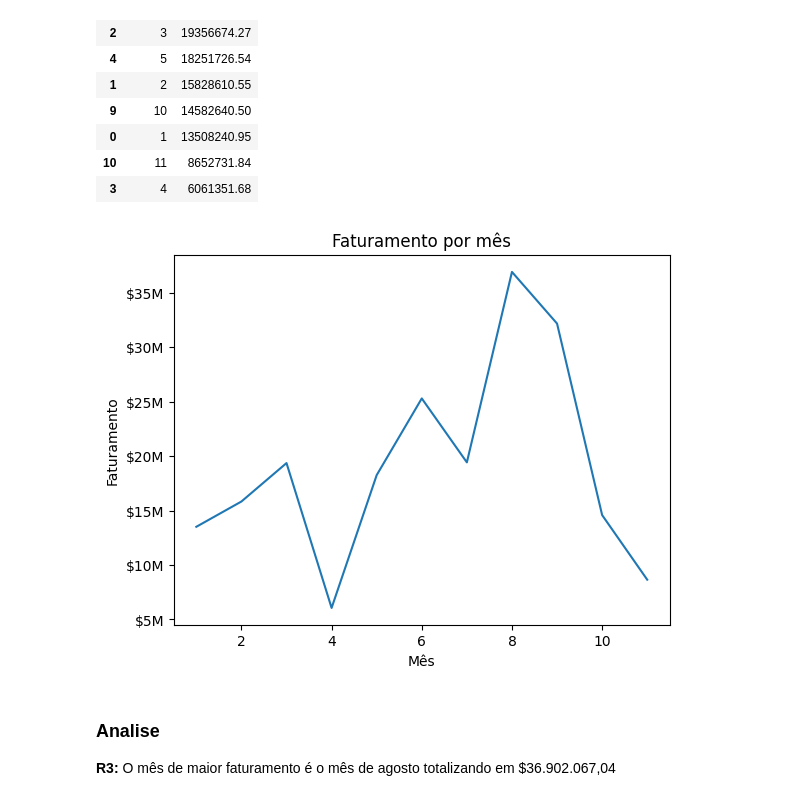
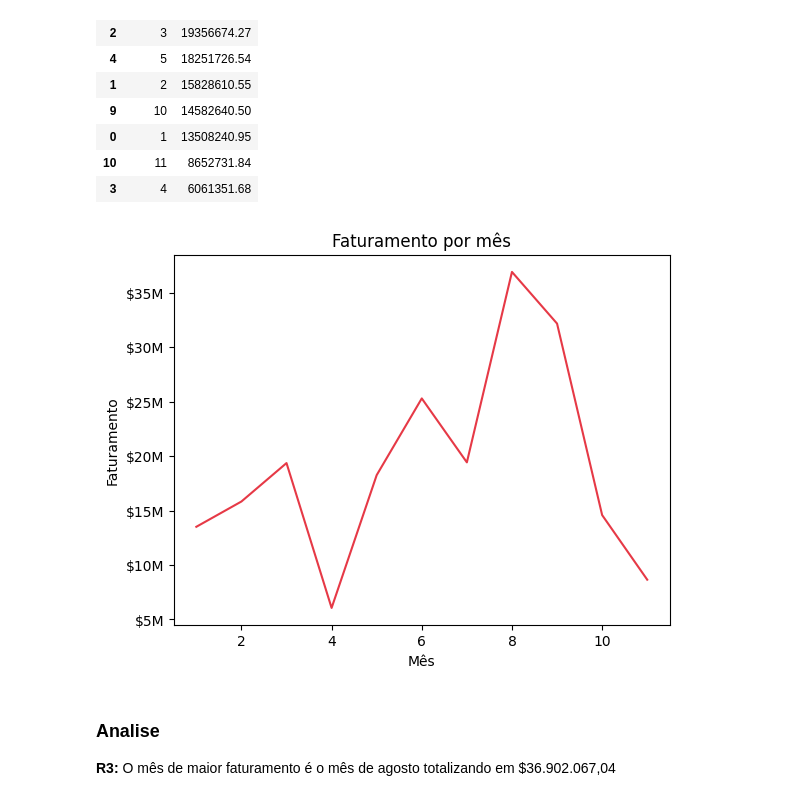
Before and after one commit to alyssonvidal/exercicio_eda, a Jupyter notebook: exercicio.ipynb, the cells around one changed output. Saved outputs shown, nothing was run; the diff lists cells and outputs as text; code cells hidden in the pictures.

```diff
--- a/exercicio.ipynb
+++ b/exercicio.ipynb
@@ -39,6 +39,9 @@ import seaborn as sns
 # Carregamento dos dados
 ROOT_DIR = 'C:/Users/Alysson/Documents/Projects/exercicio_eda'
 data_raw = pd.read_csv(f'{ROOT_DIR}/dataset.csv')
+# %%
+HAPPY_COLORS_PALETTE = ["#e63946", "#7209b7", "#3a0ca3", "#4361ee", "#4cc9f0"]
+sns.set_palette(sns.color_palette(HAPPY_COLORS_PALETTE))
 # %%
 data = data_raw.copy()
 # %%
@@ -265,14 +268,14 @@ sales_by_month
 # %%
 fmt = mtick.FuncFormatter(money_format)
 
-ax = sns.lineplot(x='month', y='sum', data=sales_by_month)
+ax = sns.lineplot(x='month', y='faturamento', data=sales_by_month)
 ax.yaxis.set_major_formatter(fmt)
 
 plt.title('Faturamento por mês')
 plt.xlabel('Mês')
 plt.ylabel('Faturamento');
 # %% [output]
-[figure, old version]
+[figure, new version]
 # %% [markdown]
 ### Analise
 
```
Also changed, not shown: parts of 24 cells of this notebook, 2 other files.
